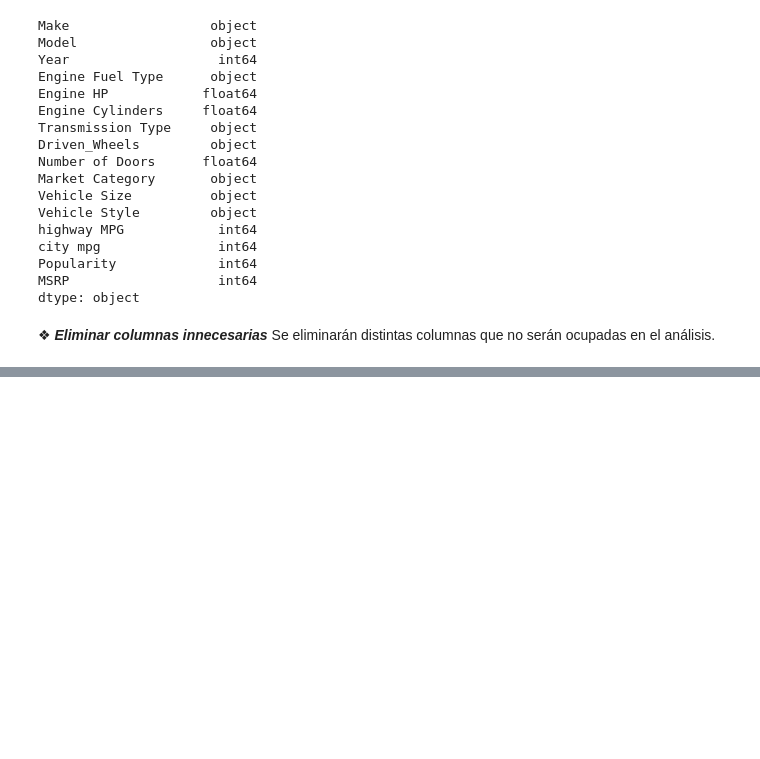
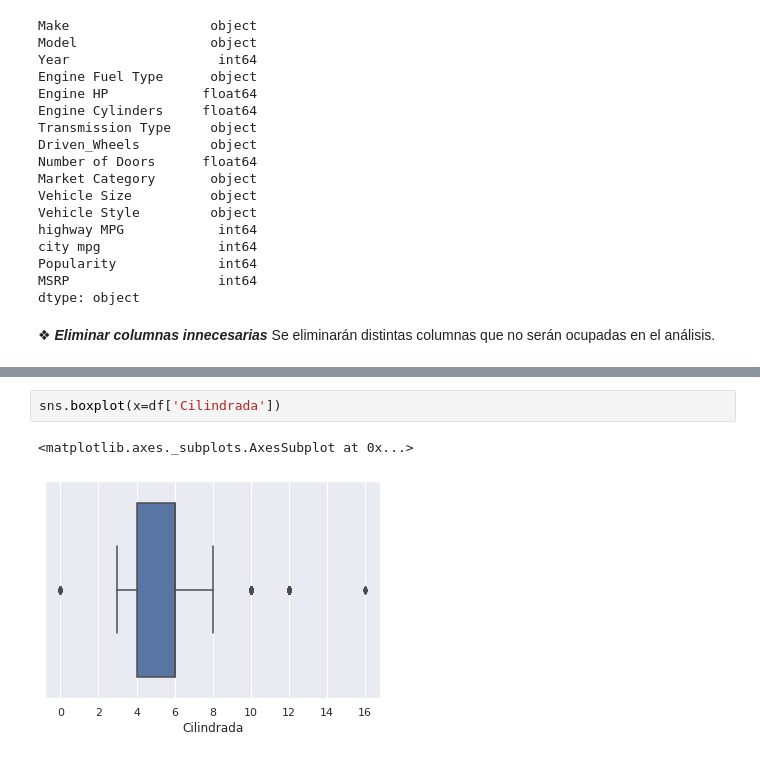
Before and after one commit to carlosthieme/sustantiva, a Jupyter notebook: Proyecto_Final_Sustantiva.ipynb, the cells around one changed output, grey strips where cells are left out. Cells and saved outputs as stored; diff of their text form; blank space fills up the shorter version.

```diff
--- a/Proyecto_Final_Sustantiva.ipynb
+++ b/Proyecto_Final_Sustantiva.ipynb
@@ -99,0 +227,5 @@ df.head(5)
+# %%
+sns.boxplot(x=df['Cilindrada'])
+# %% [output]
+<matplotlib.axes._subplots.AxesSubplot at 0x...>
+[figure, added]
```
Also changed, not shown: parts of 27 cells of this notebook.
